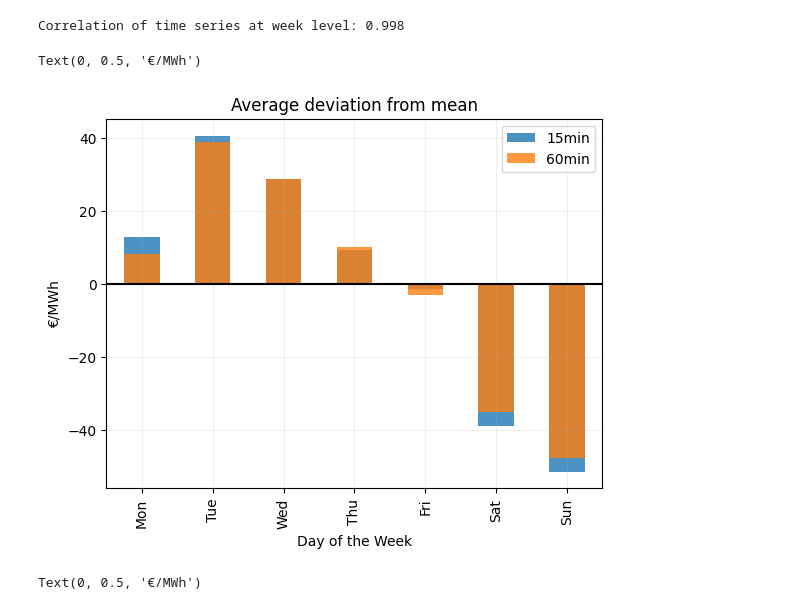
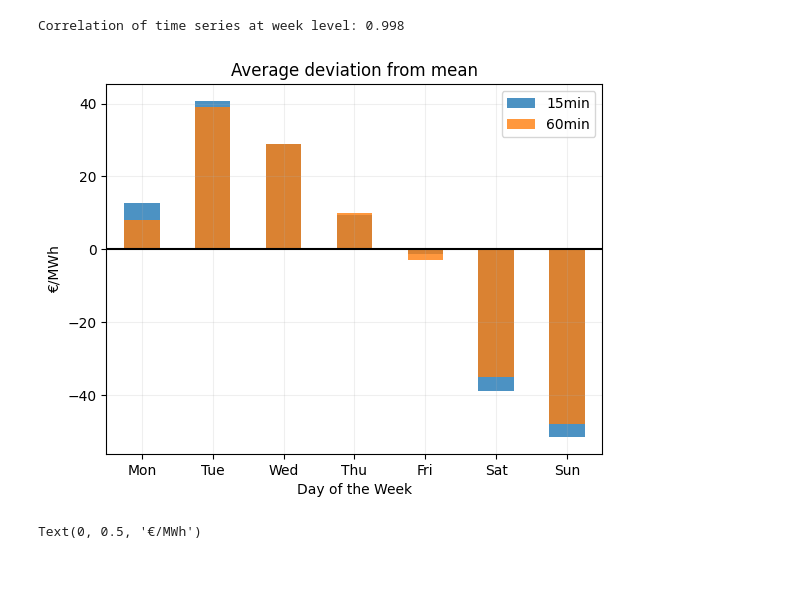
Before and after one commit to aturcati/battery-optimization, a Jupyter notebook: notebooks/0.0_price_timeseries_analysis.ipynb, the cells around one changed output. Drawn from its saved outputs; the diff is of its cells as text; code cells hidden in the pictures; blank space fills up the shorter version.

```diff
--- a/notebooks/0.0_price_timeseries_analysis.ipynb
+++ b/notebooks/0.0_price_timeseries_analysis.ipynb
@@ -271,17 +272,17 @@ Correlation of time series at week level: 0.998
 # %%
 fig, ax = plt.subplots()
 fifteen_aggr_day_of_week.plot.bar(ax=ax, color="C0", alpha=0.8, label="15min")
 hourly_aggr_day_of_week.plot.bar(ax=ax, color="C1", alpha=0.8, label="60min")
 ax.legend()
 ax.grid(alpha=0.2)
 ax.axhline(0.,c='black')
 ax.set_xticklabels(['Mon', 'Tue', 'Wed', 'Thu', 'Fri', 'Sat', 'Sun'])
 ax.set_xlabel("Day of the Week")
 ax.set_title("Average deviation from mean")
 ax.set_ylabel("€/MWh")
+ax.tick_params(axis="x", rotation=0)
 # %% [output]
-Text(0, 0.5, '€/MWh')
-[figure, old version]
+[figure, new version]
 # %%
 fifteen_aggr_day_of_week_std = dh.fifteen_df.groupby('day_of_week')['normalized_price'].std()*std_price_fifteen
 hourly_aggr_day_of_week_std = dh.hourly_df.groupby('day_of_week')['normalized_price'].std()*std_price_hourly
```
Also changed, not shown: parts of 8 cells of this notebook, 1 other file.
